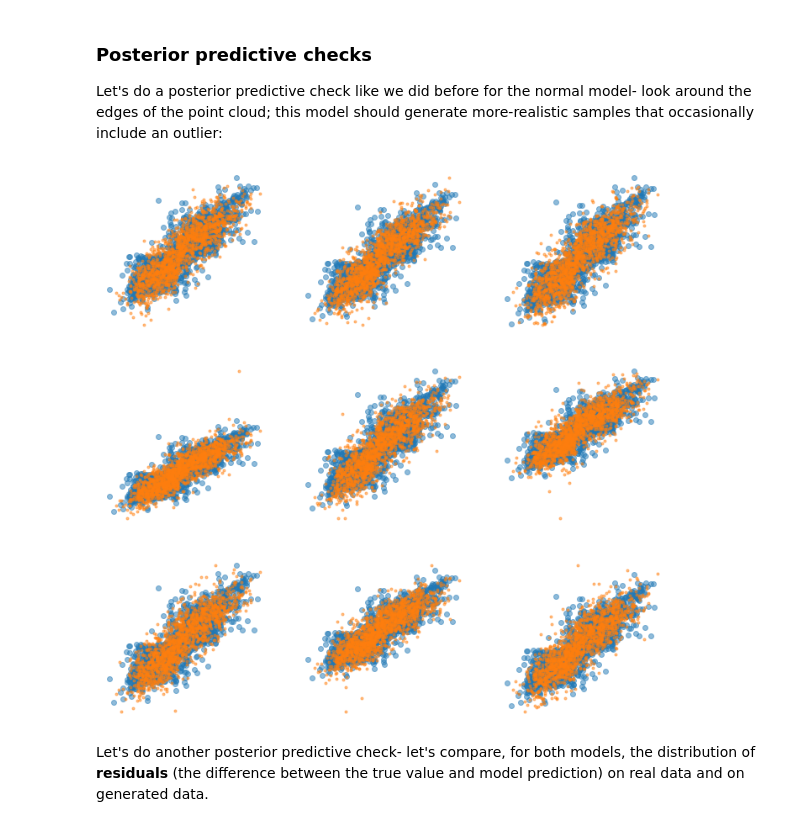
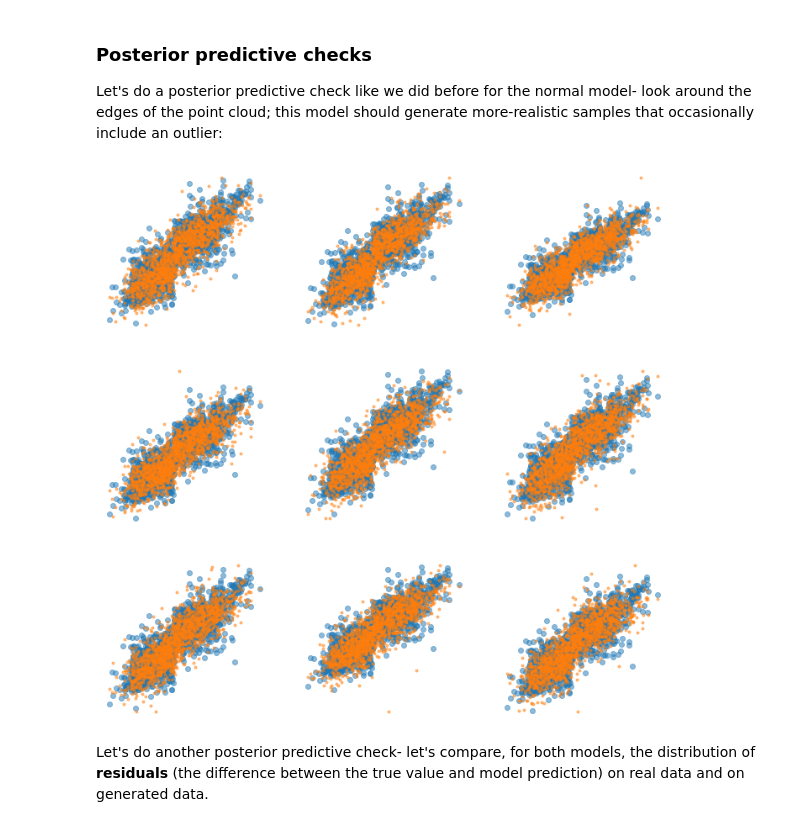
Before and after one commit to prior-knowledge/bayestime, a Jupyter notebook: extras/extras_02_outlier_resistant_regression.ipynb, the cells around one changed output. Drawn from its saved outputs; the diff is of its cells as text; code cells hidden in the pictures.

```diff
--- a/extras/extras_02_outlier_resistant_regression.ipynb
+++ b/extras/extras_02_outlier_resistant_regression.ipynb
@@ -162,7 +157,7 @@ for j in range(9):
     epsilon = np.random.normal(0, sigma, size=len(Y_test))
 
     plt.subplot(3,3,j+1)
-    plt.plot(Y_test, X_test[:,0], "o", alpha=0.5)
+    plt.plot(X_test[:,0], Y_test, "o", alpha=0.5)
     plt.plot(X_test[:,0], beta.dot(X_test.T)+epsilon, ".", alpha=0.5)
     plt.axis(False);
 # %% [output]
@@ -256,18 +251,18 @@ Let's do a posterior predictive check like we did before for the normal model- l
 # %%
 figsize(12,12)
 for j in range(9):
     i = np.random.choice(np.arange(traces_t["beta"].shape[0]))
     beta = traces_t["beta"][i,:]
     nu = traces_t["nu"][i]
     sigma = traces_t["sigma"][i]
     epsilon = sigma*np.random.standard_t(nu, size=len(Y_test))
 
     plt.subplot(3,3,j+1)
-    plt.plot(Y_test, X_test[:,0], "o", alpha=0.5)
+    plt.plot(X_test[:,0], Y_test, "o", alpha=0.5)
     plt.plot(X_test[:,0], beta.dot(X_test.T)+epsilon, ".", alpha=0.5)
     plt.axis(False);
 # %% [output]
-[figure, old version]
+[figure, new version]
 # %% [markdown]
 Let's do another posterior predictive check- let's compare, for both models, the distribution of **residuals** (the difference between the true value and model prediction) on real data and on generated data.
 # %%
```
Also changed, not shown: parts of 9 cells of this notebook, 1 other file.
